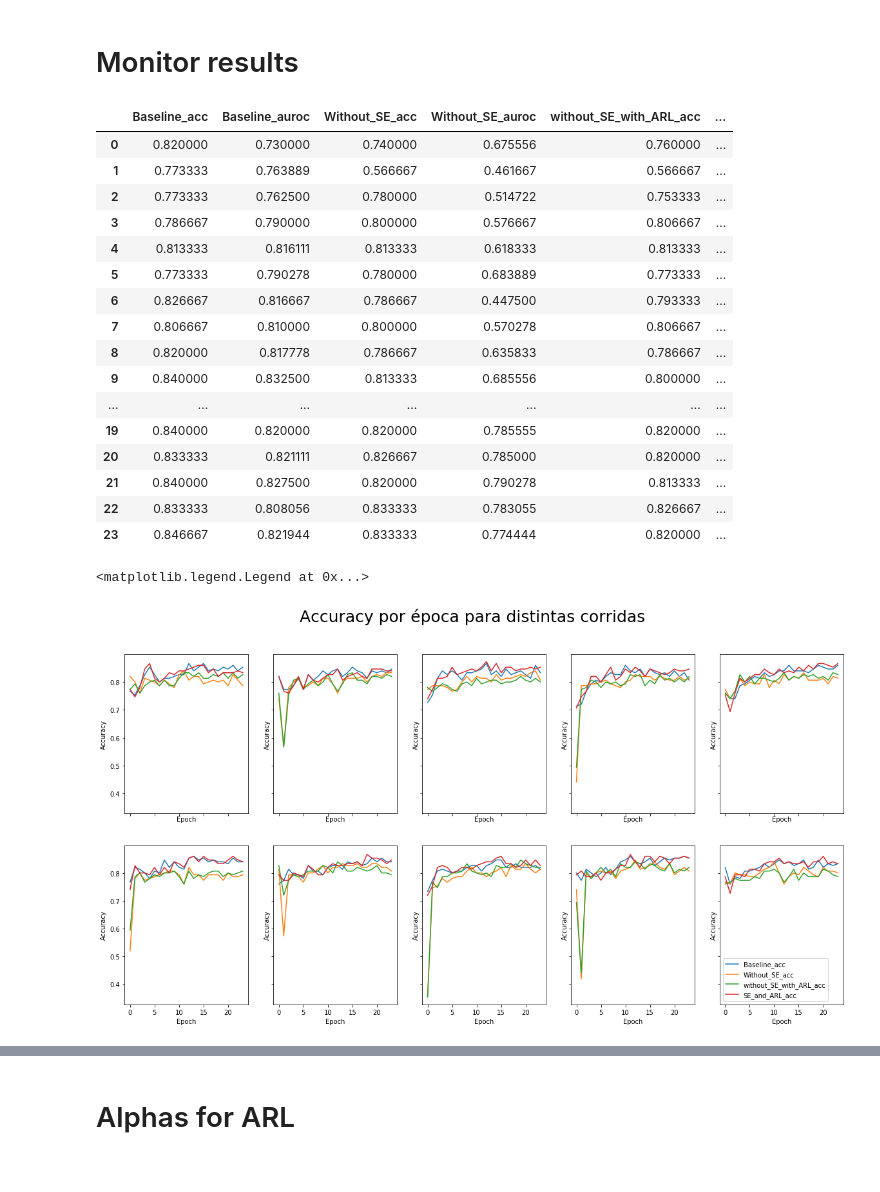
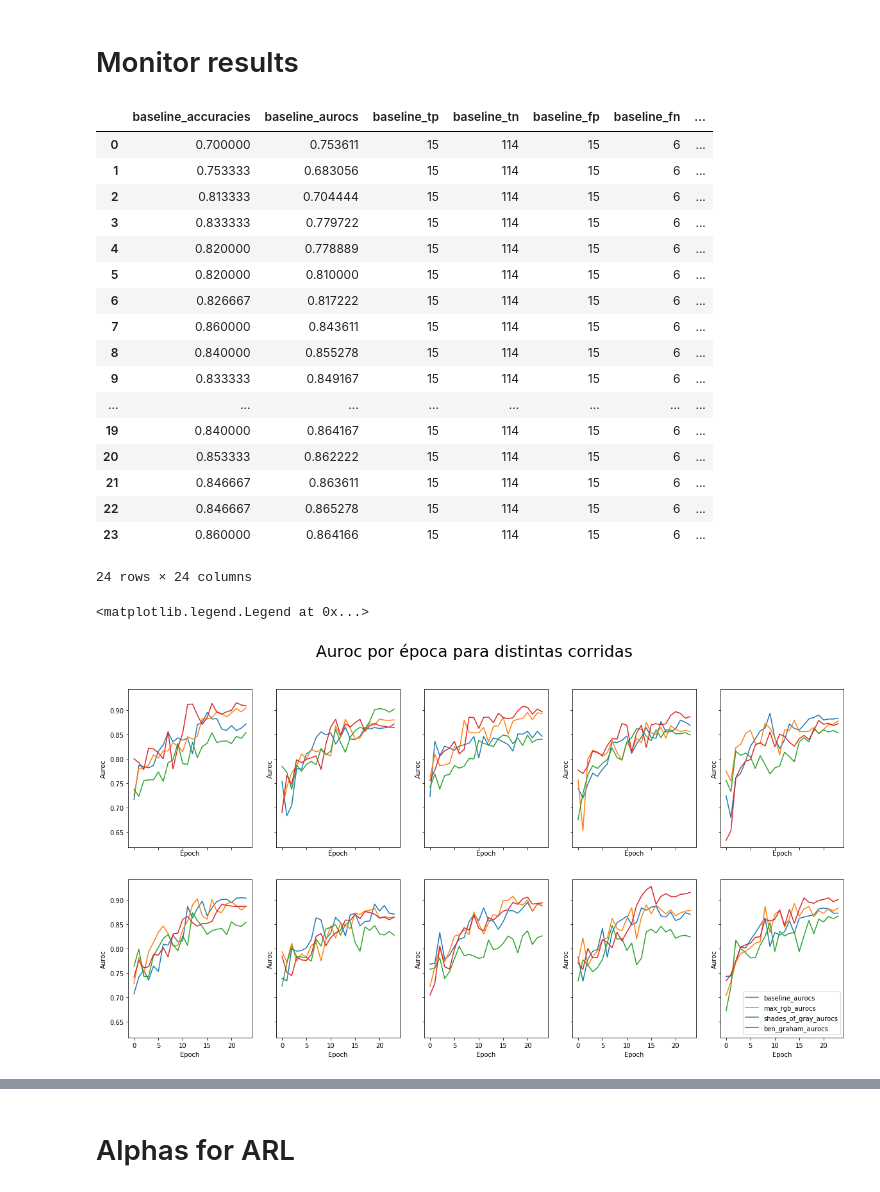
Before and after one commit to mikealche/tesis, a Jupyter notebook: Monitor.ipynb, the cells around one changed output, grey strips where cells are left out. Saved outputs shown, nothing was run; the diff lists cells and outputs as text; code cells hidden in the pictures.

Commit message:
monitor for auroc on exp 2

```diff
--- a/Monitor.ipynb
+++ b/Monitor.ipynb
@@ -33,55 +33,71 @@ from exp import *
 # columns = ['Baseline_acc','ARL_acc']
 # auroc_cols = ['Baseline_auroc','ARL_auroc']
 
-results_file_name = 'results/second_take_efficientnet_attention_analysis_run_seed'
-columns = ['Baseline_acc','Without_SE_acc','without_SE_with_ARL_acc','SE_and_ARL_acc']
-auroc_cols = ['Baseline_auroc','Without_SE_auroc','without_SE_with_ARL_auroc','SE_and_ARL_auroc']
+# results_file_name = 'results/second_take_efficientnet_attention_analysis_run_seed'
+# columns = ['Baseline_acc','Without_SE_acc','without_SE_with_ARL_acc','SE_and_ARL_acc']
+# auroc_cols = ['Baseline_auroc','Without_SE_auroc','without_SE_with_ARL_auroc','SE_and_ARL_auroc']
+
+
+results_file_name = 'results/color_ben_analysis_seed_many_metrics'
+columns = ['baseline_accuracies','max_rgb_accuracies','shades_of_gray_accuracies','ben_graham_accuracies']
+auroc_cols = ['baseline_aurocs','max_rgb_aurocs','shades_of_gray_aurocs','ben_graham_aurocs']
 # %%
 i=2
-pd.read_csv(f'{results_file_name}_{i}.txt')
+df = pd.read_csv(f'{results_file_name}_{i}.txt'); df
 # %% [output]
-|  | Baseline_acc | Baseline_auroc | Without_SE_acc | Without_SE_auroc | without_SE_with_ARL_acc | ... |
-| 0 | 0.820000 | 0.730000 | 0.740000 | 0.675556 | 0.760000 | ... |
-| 1 | 0.773333 | 0.763889 | 0.566667 | 0.461667 | 0.566667 | ... |
-| 2 | 0.773333 | 0.762500 | 0.780000 | 0.514722 | 0.753333 | ... |
-| 3 | 0.786667 | 0.790000 | 0.800000 | 0.576667 | 0.806667 | ... |
-| 4 | 0.813333 | 0.816111 | 0.813333 | 0.618333 | 0.813333 | ... |
-| 5 | 0.773333 | 0.790278 | 0.780000 | 0.683889 | 0.773333 | ... |
-| 6 | 0.826667 | 0.816667 | 0.786667 | 0.447500 | 0.793333 | ... |
-| 7 | 0.806667 | 0.810000 | 0.800000 | 0.570278 | 0.806667 | ... |
-| 8 | 0.820000 | 0.817778 | 0.786667 | 0.635833 | 0.786667 | ... |
-| 9 | 0.840000 | 0.832500 | 0.813333 | 0.685556 | 0.800000 | ... |
-| ... | ... | ... | ... | ... | ... | ... |
-| 19 | 0.840000 | 0.820000 | 0.820000 | 0.785555 | 0.820000 | ... |
-| 20 | 0.833333 | 0.821111 | 0.826667 | 0.785000 | 0.820000 | ... |
-| 21 | 0.840000 | 0.827500 | 0.820000 | 0.790278 | 0.813333 | ... |
-| 22 | 0.833333 | 0.808056 | 0.833333 | 0.783055 | 0.826667 | ... |
-| 23 | 0.846667 | 0.821944 | 0.833333 | 0.774444 | 0.820000 | ... |
+|  | baseline_accuracies | baseline_aurocs | baseline_tp | baseline_tn | baseline_fp | baseline_fn | ... |
+| 0 | 0.700000 | 0.753611 | 15 | 114 | 15 | 6 | ... |
+| 1 | 0.753333 | 0.683056 | 15 | 114 | 15 | 6 | ... |
+| 2 | 0.813333 | 0.704444 | 15 | 114 | 15 | 6 | ... |
+| 3 | 0.833333 | 0.779722 | 15 | 114 | 15 | 6 | ... |
+| 4 | 0.820000 | 0.778889 | 15 | 114 | 15 | 6 | ... |
+| 5 | 0.820000 | 0.810000 | 15 | 114 | 15 | 6 | ... |
+| 6 | 0.826667 | 0.817222 | 15 | 114 | 15 | 6 | ... |
+| 7 | 0.860000 | 0.843611 | 15 | 114 | 15 | 6 | ... |
+| 8 | 0.840000 | 0.855278 | 15 | 114 | 15 | 6 | ... |
+| 9 | 0.833333 | 0.849167 | 15 | 114 | 15 | 6 | ... |
+| ... | ... | ... | ... | ... | ... | ... | ... |
+| 19 | 0.840000 | 0.864167 | 15 | 114 | 15 | 6 | ... |
+| 20 | 0.853333 | 0.862222 | 15 | 114 | 15 | 6 | ... |
+| 21 | 0.846667 | 0.863611 | 15 | 114 | 15 | 6 | ... |
+| 22 | 0.846667 | 0.865278 | 15 | 114 | 15 | 6 | ... |
+| 23 | 0.860000 | 0.864166 | 15 | 114 | 15 | 6 | ... |
+24 rows × 24 columns
 # %%
 runs = {}
 baseline = {}
 fig, axs = plt.subplots(2,5, figsize=(20,10), sharey=True, sharex=True)
-fig.suptitle('Accuracy por época para distintas corridas', fontsize=25)
+
+plottearAccuracy = False
+metric = 'Accuracy' if plottearAccuracy else 'Auroc'
+fig.suptitle(f'{metric} por época para distintas corridas', fontsize=25)
 
 for i in range(1,11):
 #     baseline[i] = pd.read_csv(f'results/resnet_50_arl_seed_{i}.txt').Baseline
     runs[i] = pd.read_csv(f'{results_file_name}_{i}.txt')
 #     runs[i]['Baseline'] = pd.read_csv(f'results/resnet_50_arl_seed_{i}.txt').Baseline
 #     print(runs[i])
 #     del runs[i]['Baseline SOG']
 #     del runs[i]['Segmented SOG']
 #     print(runs[i])
-    if auroc_cols:
-        for col in auroc_cols:
-            del runs[i][col]
+
+    for col in df.columns:
+        if plottearAccuracy:
+            if col not in columns:
+                del runs[i][col]
+        else:
+            if col not in auroc_cols:
+                del runs[i][col]
+
+
     ax = axs[(i-1) // 5 , (i-1) %5]
     ax.plot(runs[i])
     ax.set_xlabel('Epoch')
-    ax.set_ylabel('Accuracy')
+    ax.set_ylabel(metric)
 
 #     runs[i].plot()
 plt.legend(runs[i].columns)
 # %% [output]
 <matplotlib.legend.Legend at 0x...>
-[figure, old version]
+[figure, new version]
 # %%
```
Also changed, not shown: parts of 2 cells of this notebook.
